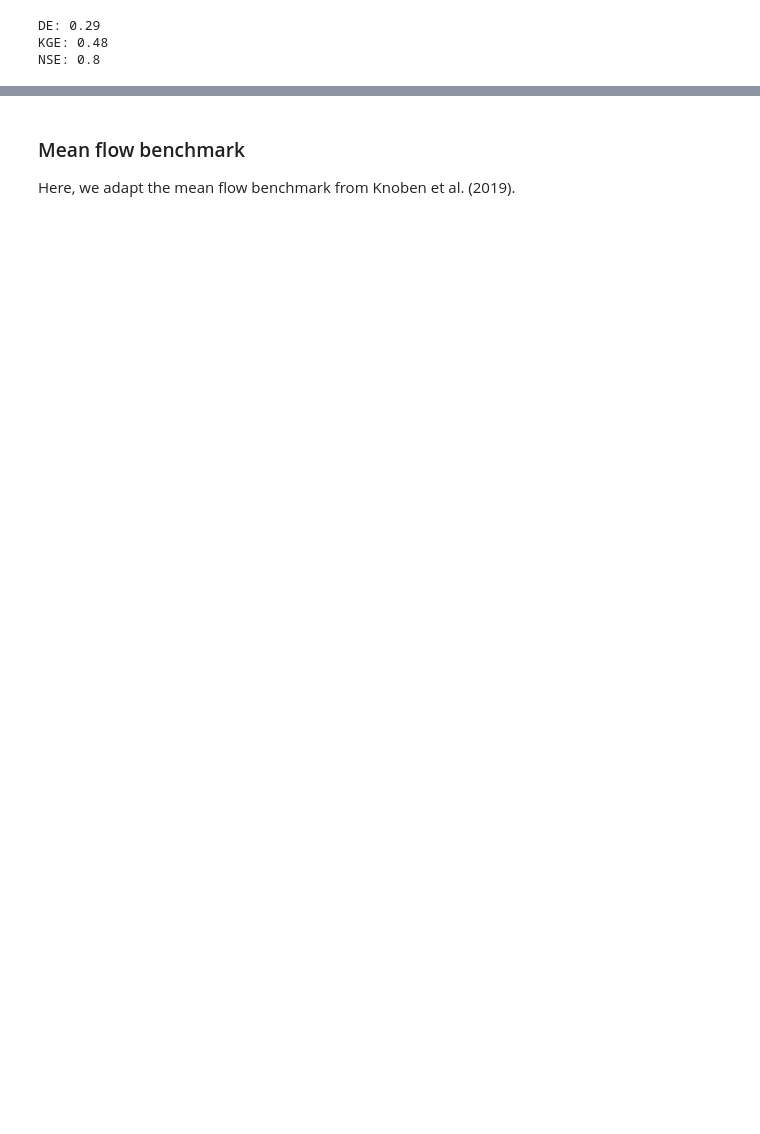
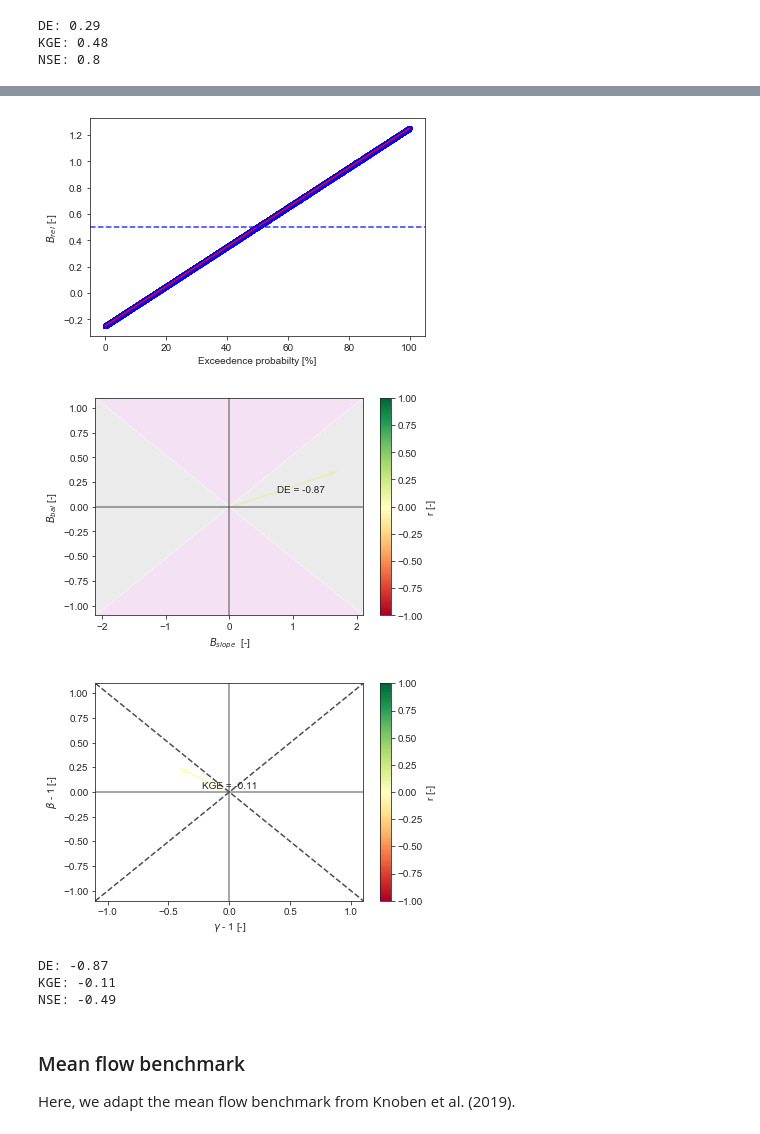
Before and after one commit to Hydrology-IFH/diag-eff, a Jupyter notebook: examples.ipynb, the cells around one changed output, grey strips where cells are left out. Drawn from its saved outputs; the diff is of its cells as text; code cells hidden in the pictures; blank space fills up the shorter version.

```diff
--- a/examples.ipynb
+++ b/examples.ipynb
@@ -470,3 +541,34 @@ NSE: 0.8
+# %%
+# make numpy arrays
+obs_arr = obs_sim['Qobs'].values  # observed time series
+sim_arr = obs_sim['Qsim'].values  # manipulated time series
+
+sig_de = de.calc_de(obs_arr, sim_arr)  # Diagnostic-Efficiency
+sig_kge = de.calc_kge(obs_arr, sim_arr) # Kling-Gupta-Efficiency
+sig_nse = de.calc_nse(obs_arr, sim_arr)  # Nash-Sutcliffe-Efficiency
+
+de.vis2d_de(obs_arr, sim_arr)  # 2-D plot of Diagnostic efficiency
+de.vis2d_kge(obs_arr, sim_arr)  # 2-D plot of Kling-Gupta efficiency
+# %% [output]
+[figure, added]
+[figure, added]
+[figure, added]
+# %%
+# print NSE on the screen
+str_sig_de = 'DE: {}'.format(np.round(sig_de, decimals=2))
+print(str_sig_de)
+
+# print NSE on the screen
+str_sig_kge = 'KGE: {}'.format(np.round(sig_kge, decimals=2))
+print(str_sig_kge)
+
+# print NSE on the screen
+str_sig_nse = 'NSE: {}'.format(np.round(sig_nse, decimals=2))
+print(str_sig_nse)
+# %% [output]
+DE: -0.87
+KGE: -0.11
+NSE: -0.49
 # %% [markdown]
 ### Mean flow benchmark
 Here, we adapt the mean flow benchmark from Knoben et al. (2019).
```
Also changed, not shown: parts of 33 cells of this notebook, 1 other file.
